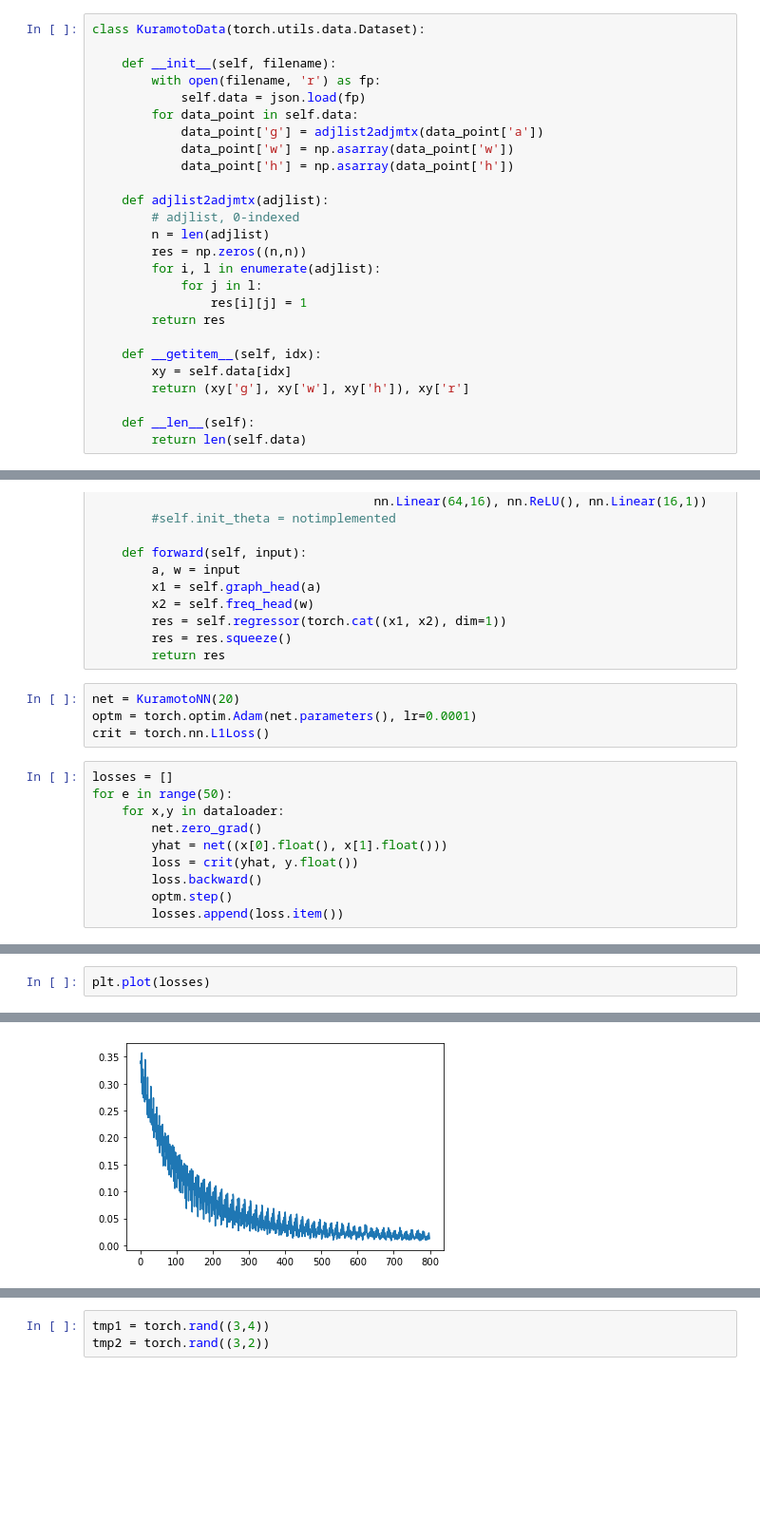
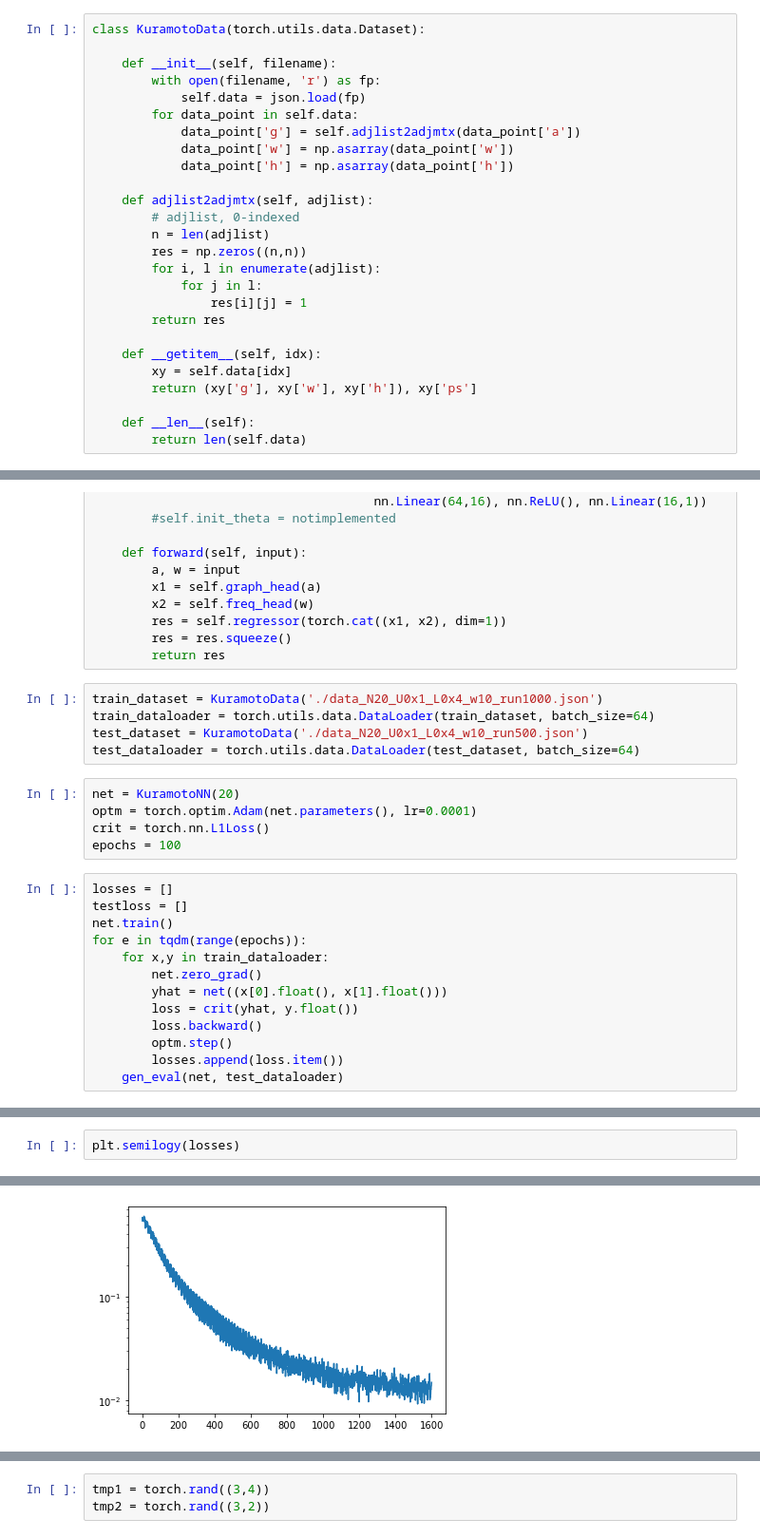
Before and after one commit to YHRen/kuramoto_model_integrate_and_plot, a Jupyter notebook: dev_NN.ipynb, the cells around one changed output, grey strips where cells are left out. Shown at 95% size. Cells and saved outputs as stored; diff of their text form; blank space fills up the shorter version.

```diff
--- a/dev_NN.ipynb
+++ b/dev_NN.ipynb
@@ -12,11 +13,11 @@ class KuramotoData(torch.utils.data.Dataset):
         with open(filename, 'r') as fp:
             self.data = json.load(fp)
         for data_point in self.data:
-            data_point['g'] = adjlist2adjmtx(data_point['a'])
+            data_point['g'] = self.adjlist2adjmtx(data_point['a'])
             data_point['w'] = np.asarray(data_point['w'])
             data_point['h'] = np.asarray(data_point['h'])
 
-    def adjlist2adjmtx(adjlist):
+    def adjlist2adjmtx(self, adjlist):
         # adjlist, 0-indexed
         n = len(adjlist)
         res = np.zeros((n,n))
@@ -27,7 +28,7 @@ class KuramotoData(torch.utils.data.Dataset):
 
     def __getitem__(self, idx):
         xy = self.data[idx]
-        return (xy['g'], xy['w'], xy['h']), xy['r']
+        return (xy['g'], xy['w'], xy['h']), xy['ps']
 
     def __len__(self):
         return len(self.data)
@@ -62,17 +60,26 @@ class KuramotoNN(torch.nn.Module):
         res = self.regressor(torch.cat((x1, x2), dim=1))
         res = res.squeeze()
         return res
+# %%
+train_dataset = KuramotoData('./data_N20_U0x1_L0x4_w10_run1000.json')
+train_dataloader = torch.utils.data.DataLoader(train_dataset, batch_size=64)
+test_dataset = KuramotoData('./data_N20_U0x1_L0x4_w10_run500.json')
+test_dataloader = torch.utils.data.DataLoader(test_dataset, batch_size=64)
 # %%
 net = KuramotoNN(20)
 optm = torch.optim.Adam(net.parameters(), lr=0.0001)
 crit = torch.nn.L1Loss()
+epochs = 100
 # %%
 losses = []
-for e in range(50):
-    for x,y in dataloader:
+testloss = []
+net.train()
+for e in tqdm(range(epochs)):
+    for x,y in train_dataloader:
         net.zero_grad()
         yhat = net((x[0].float(), x[1].float()))
         loss = crit(yhat, y.float())
         loss.backward()
         optm.step()
         losses.append(loss.item())
+    gen_eval(net, test_dataloader)
@@ -79,5 +88,5 @@ for e in range(50):
 # %%
-plt.plot(losses)
+plt.semilogy(losses)
 # %% [output]
 [<matplotlib.lines.Line2D at 0x...>]
-[figure, old version]
+[figure, new version]
```
Also changed, not shown: parts of 9 cells of this notebook, 1 other file.
